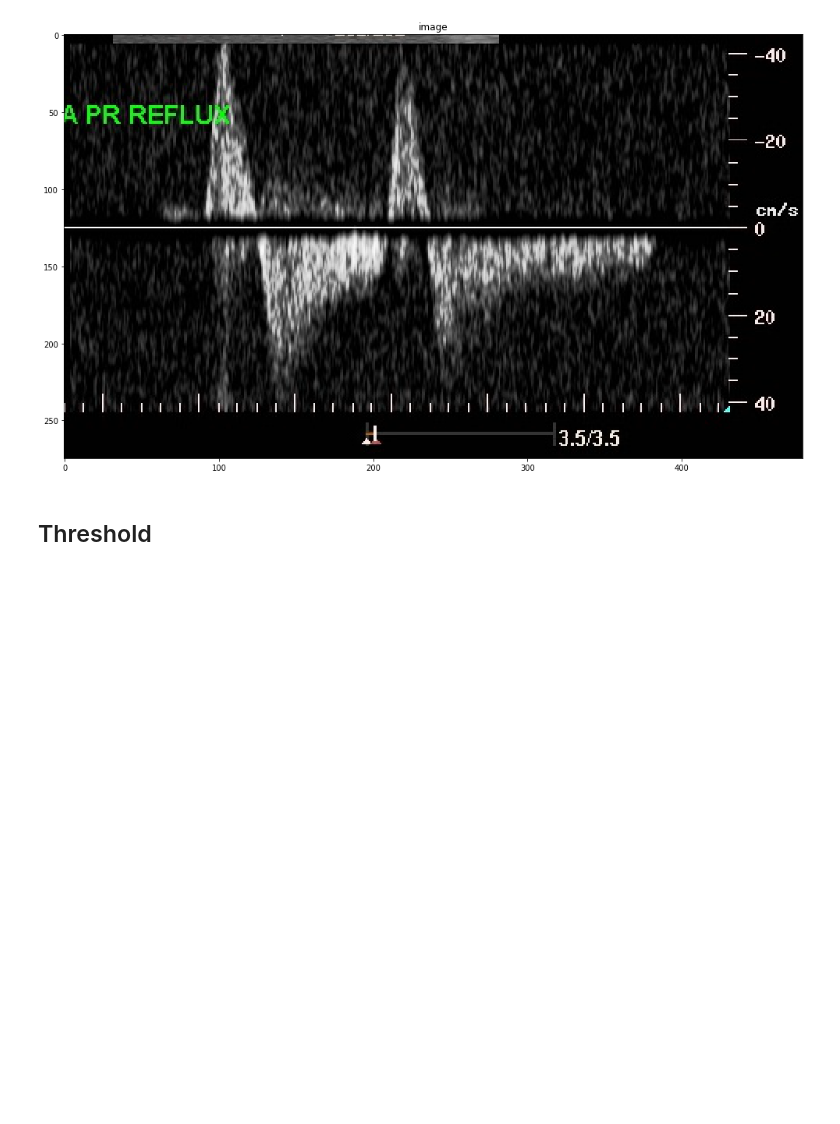
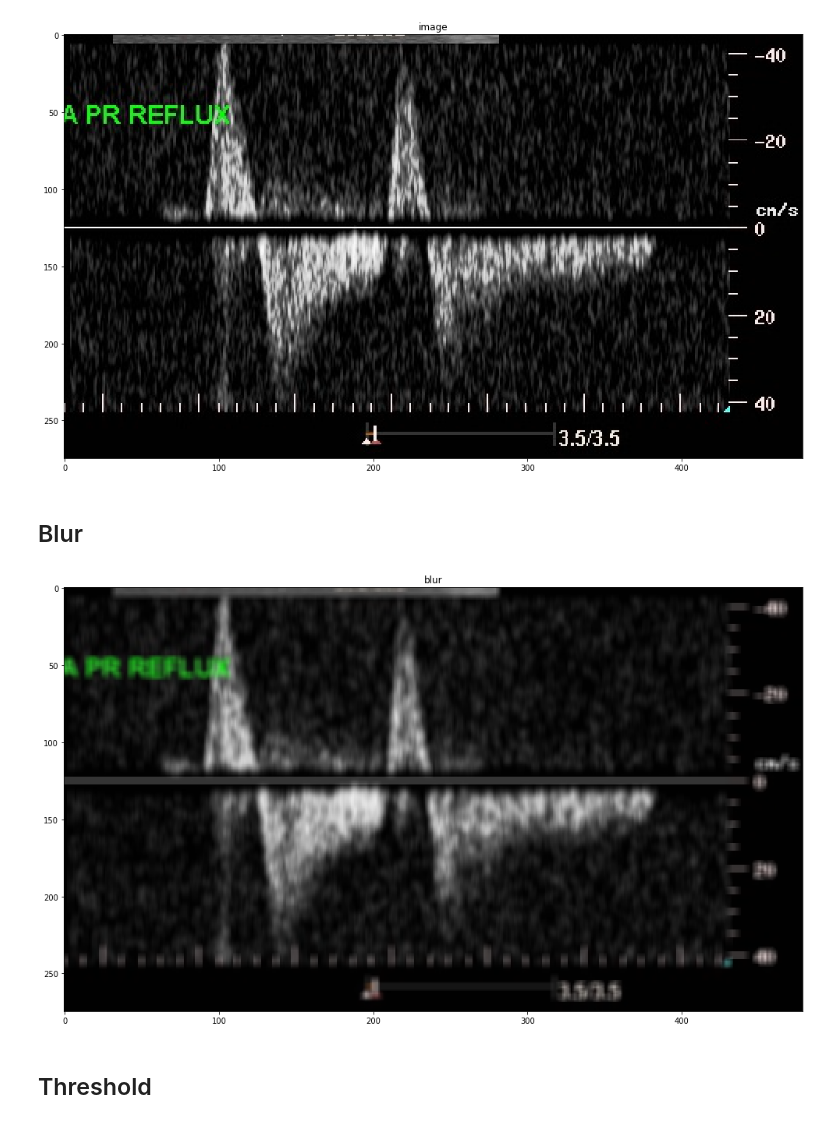
Before and after one commit to mscibxablach/FeaturesExtractionNotebook, a Jupyter notebook: Morph.ipynb, the cells around one changed output. Drawn from its saved outputs; the diff is of its cells as text; code cells hidden in the pictures; blank space fills up the shorter version.

```diff
--- a/Morph.ipynb
+++ b/Morph.ipynb
@@ -29,6 +29,17 @@ image = read_image(filename)
 show_image('image', image)
 # %% [output]
 [figure]
+# %% [markdown]
+## Blur
+# %%
+def blur(image):
+    image = image.copy()
+    return cv2.blur(image, (5,5))
+
+blur_result = blur(image)
+show_image('blur', blur_result)
+# %% [output]
+[figure, added]
 # %% [markdown]
 ## Threshold
 # %%
```
Also changed, not shown: parts of 7 cells of this notebook, 2 other files.
